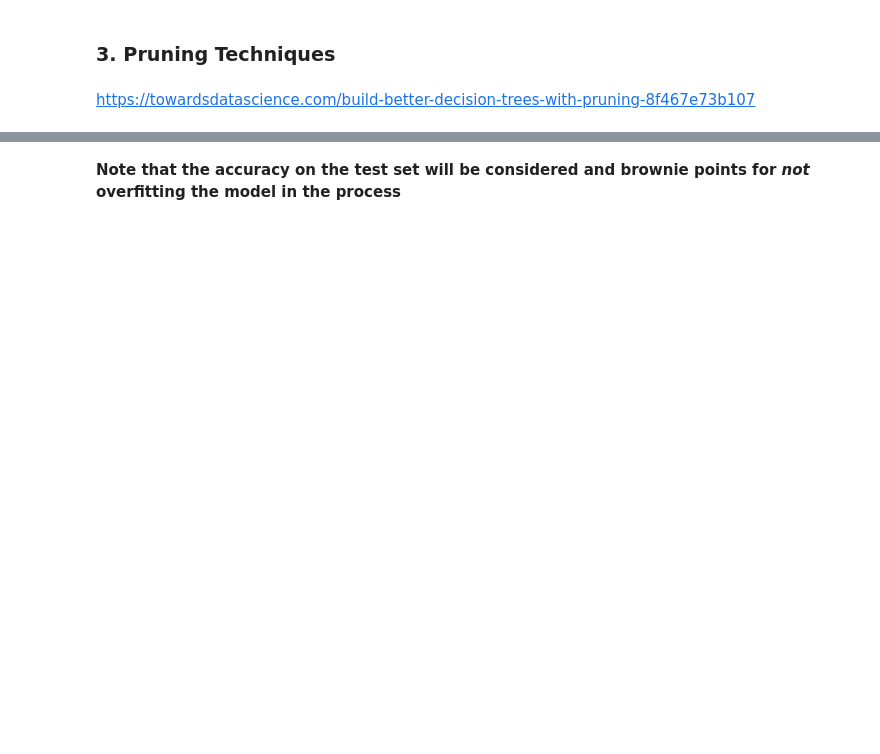
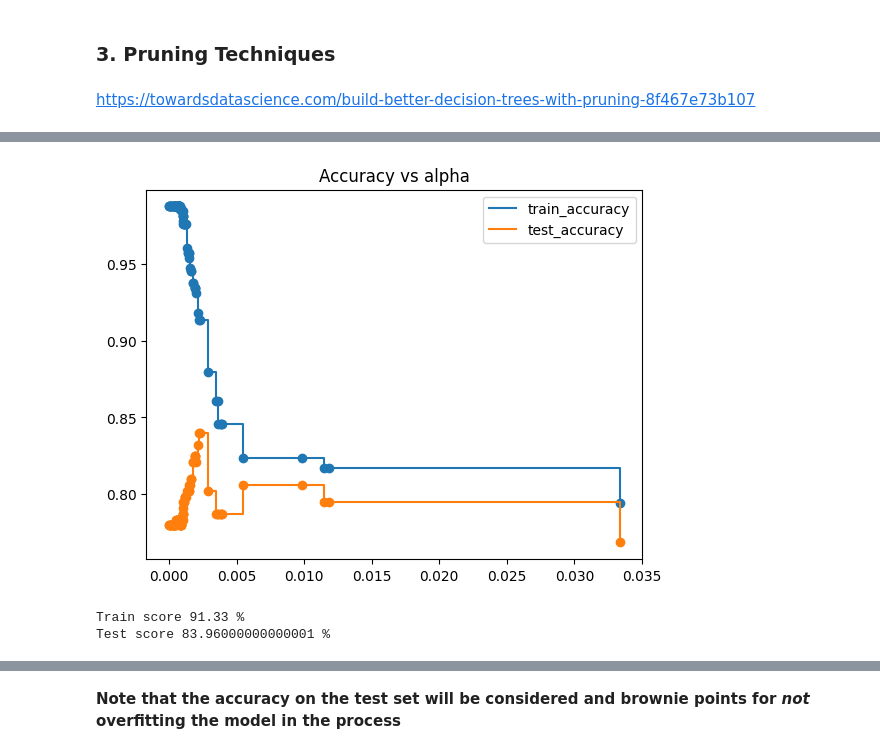
Before and after one commit to stableminded/Synapse_lp, a Jupyter notebook: Dhairya_SynapseLP_Task4.ipynb, the cells around one changed output, grey strips where cells are left out. Drawn from its saved outputs; the diff is of its cells as text; code cells hidden in the pictures; blank space fills up the shorter version.

```diff
--- a/Dhairya_SynapseLP_Task4.ipynb
+++ b/Dhairya_SynapseLP_Task4.ipynb
@@ -404,0 +386,2 @@ Ans:
+# %%
+grid.fit(X_train,y_train)
@@ -413,3 +470,7 @@ https://scikit-learn.org/stable/modules/generated/sklearn.ensemble.AdaBoostClass
 #write code here
 from sklearn.ensemble import AdaBoostClassifier
 from sklearn.model_selection import cross_val_score
+adamodel=AdaBoostClassifier(n_estimators=180,learning_rate=1,algorithm='SAMME')
+adamodel.fit(X_train,y_train)
+y_pred_abc=adamodel.predict(X_test)
+print(accuracy_score(y_test,y_pred_abc))
@@ -427,0 +518,12 @@ from sklearn.model_selection import ParameterGrid
+# %%
+path = clf.cost_complexity_pruning_path(df_train, y_label)
+""" Here I am making a change ,
+ the path should be calculated on the original dataset as a whole and then the optimum alpha should be carried out by finding on the train and test datasets ,
+ this was taught in the stat quest video I saw and whose link was also attatched in the kaggle code additionally provides"""
+ccp_alphas, impurities = path.ccp_alphas, path.impurities
+print(ccp_alphas)
+clfs = []
+for ccp_alpha in ccp_alphas:
+    clf = DecisionTreeClassifier(random_state=0, ccp_alpha=ccp_alpha)
+    clf.fit(X_train, y_train)
+    clfs.append(clf)
@@ -428,2 +548,42 @@ from sklearn.model_selection import ParameterGrid
+# %%
+clfs = clfs[:-1]
+ccp_alphas = ccp_alphas[:-1]
+# Removed the fully grown tree ka alpha
+node_counts = [clf.tree_.node_count for clf in clfs]
+depth = [clf.tree_.max_depth for clf in clfs]
+# %%
+train_acc=[]
+test_acc=[]
+for model in clfs:
+    y_train_pred_prun = model.predict(X_train)
+    y_test_pred_prun = model.predict(X_test)
+    train_acc.append(accuracy_score(y_train_pred_prun,y_train))
+    test_acc.append(accuracy_score(y_test_pred_prun,y_test))
+
+plt.scatter(ccp_alphas,train_acc)
+plt.scatter(ccp_alphas,test_acc)
+plt.plot(ccp_alphas,train_acc,label='train_accuracy',drawstyle="steps-post")
+plt.plot(ccp_alphas,test_acc,label='test_accuracy',drawstyle="steps-post")
+plt.legend()
+plt.title('Accuracy vs alpha')
+plt.show()
+# %% [output]
+[figure, added]
+# %%
+pruned_clf= DecisionTreeClassifier(random_state=0,ccp_alpha=0.0022)
+pruned_clf.fit(X_train,y_train)
+y_train_pred_pruned = pruned_clf.predict(X_train)
+y_test_pred_pruned = pruned_clf.predict(X_test)
+
+print('Train score' ,round(accuracy_score(y_train_pred_pruned,y_train),4)*100,'%')
+print('Test score' ,round(accuracy_score(y_test_pred_pruned,y_test),4)*100,'%')
+
+
+"""I wanted to run a loop here calculating the maximum accuracy score rather than figuring out from a graph
+but then I could be biased in that loop , I could either improve the train accuracy or the test accuracy
+because now from the graph I know that the places where the train accuracy was good , the test accuracy wasn't always at its best there."""
+# %% [output]
+Train score 91.33 %
+Test score 83.96000000000001 %
 # %%
 #plot a tree (image) similar to one created for decision tree (graphwiz) for the pruning technique
```
Also changed, not shown: parts of 45 cells of this notebook.
